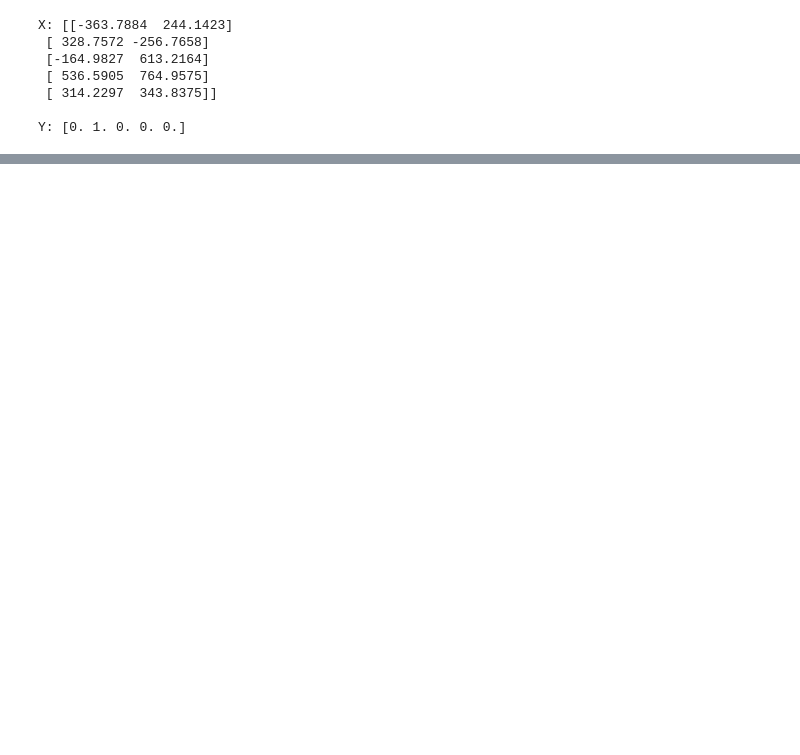
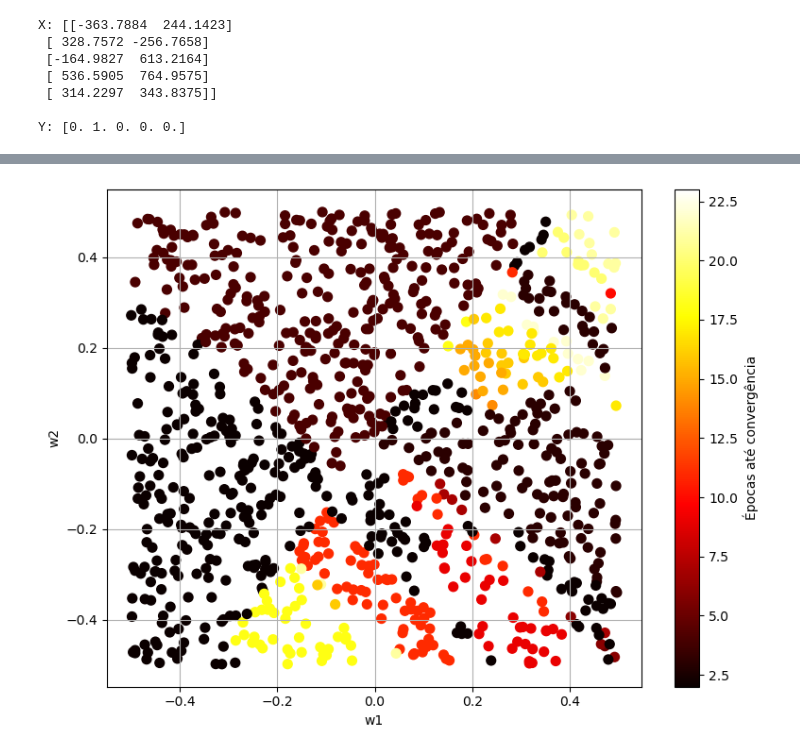
Before and after one commit to h4rad4/Rosenblatt-Perceptron, a Jupyter notebook: Training.ipynb, the cells around one changed output, grey strips where cells are left out. Saved outputs shown, nothing was run; the diff lists cells and outputs as text; code cells hidden in the pictures; blank space fills up the shorter version.

```diff
--- a/Training.ipynb
+++ b/Training.ipynb
@@ -98,0 +93,12 @@ Convergência em 4 épocas
+# %%
+plt.figure(figsize=(8, 6))
+scatter = plt.scatter(results[:, 1], results[:, 2], c=results[:, 3], cmap='hot', s=50)
+plt.xlabel("w1")
+plt.ylabel("w2")
+cbar = plt.colorbar(scatter)
+cbar.set_label("Épocas até convergência")
+plt.grid(True)
+plt.tight_layout()
+plt.show()
+# %% [output]
+[figure, added]
```
Also changed, not shown: parts of 16 cells of this notebook, 3 other files.
